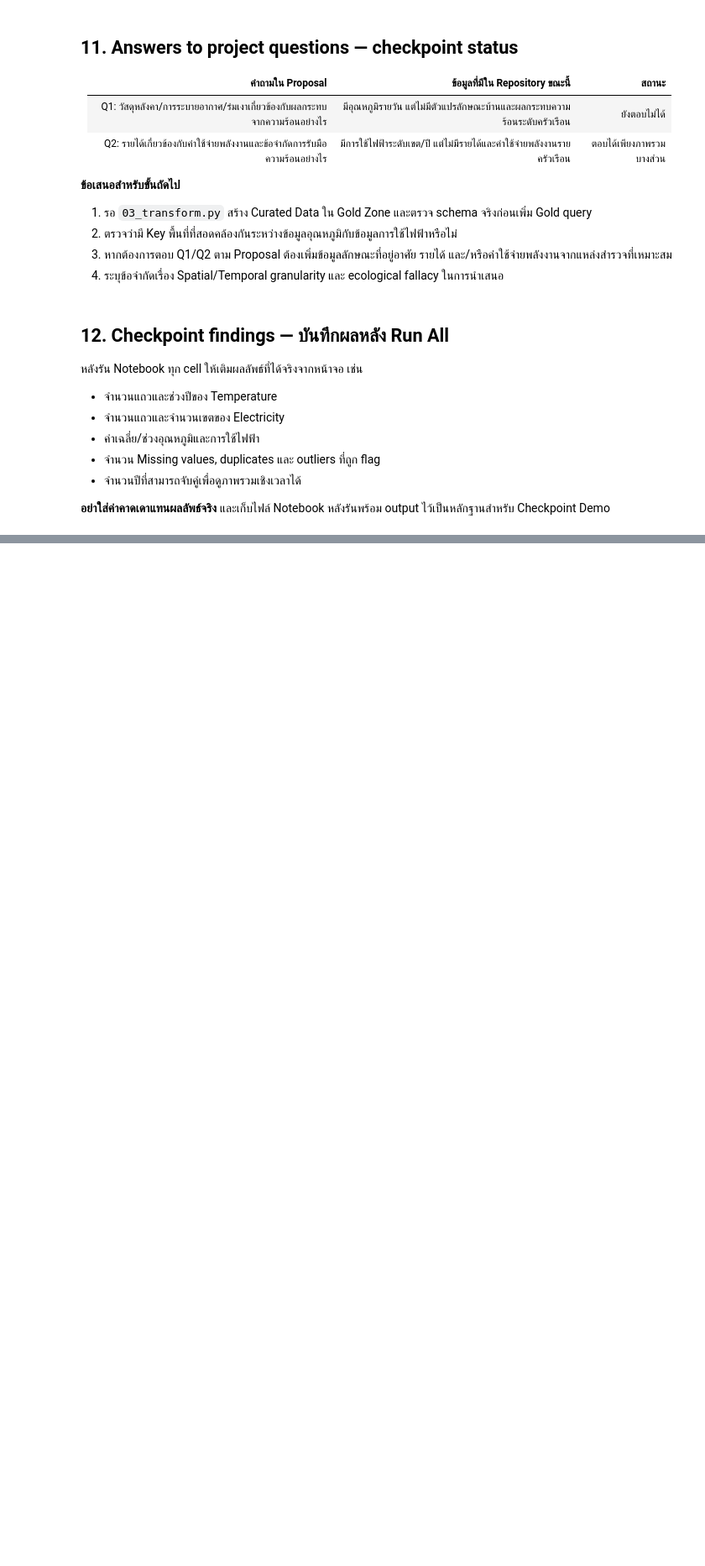
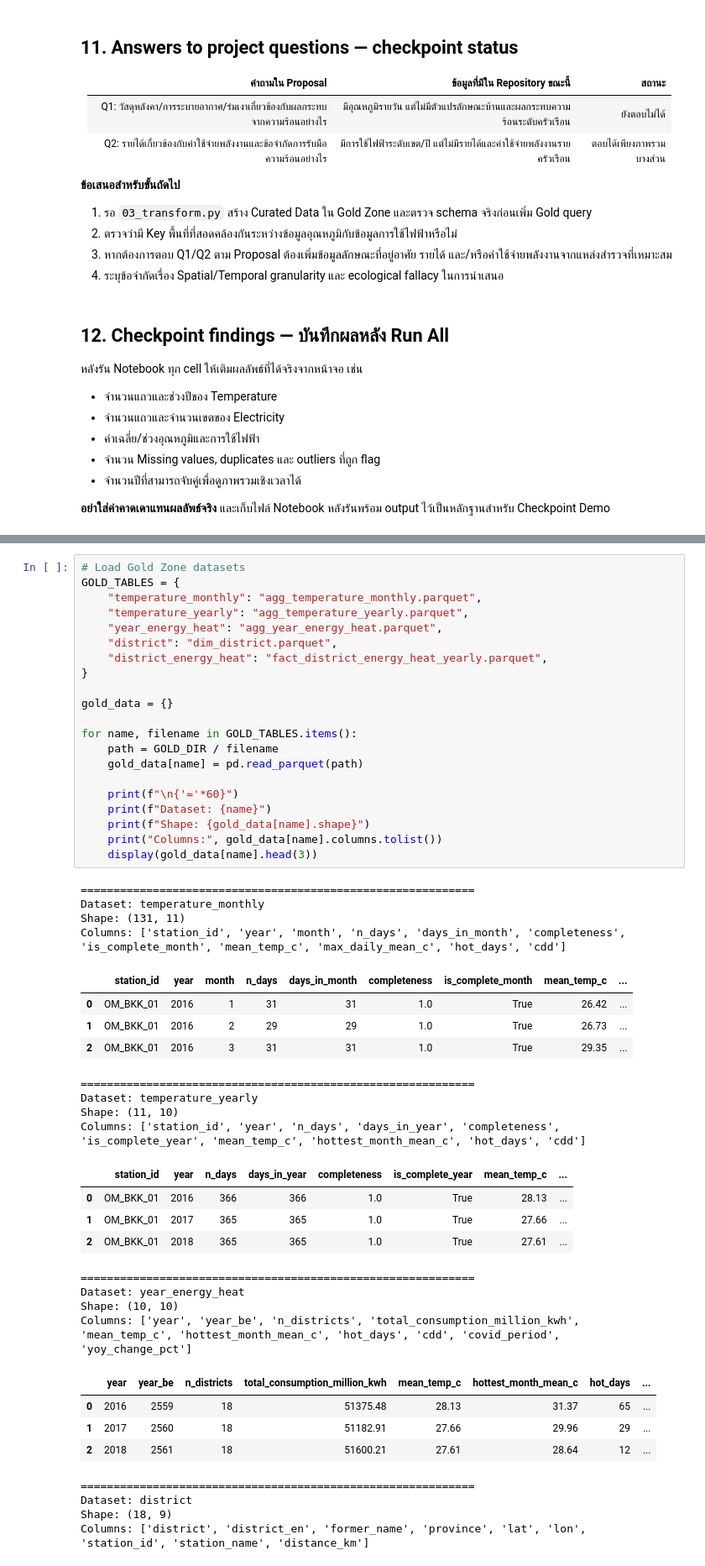
Before and after one commit to chaloemwong109-lab/urban-heat-energy-burden, a Jupyter notebook: notebooks/eda_checkpoint.ipynb, the cells around one changed output, grey strips where cells are left out. Shown at 84% size. Cells and saved outputs as stored; diff of their text form; blank space fills up the shorter version.

```diff
--- a/notebooks/eda_checkpoint.ipynb
+++ b/notebooks/eda_checkpoint.ipynb
@@ -521,0 +526,50 @@ Electricity by year and district (DuckDB)
+# %%
+# Load Gold Zone datasets
+GOLD_TABLES = {
+    "temperature_monthly": "agg_temperature_monthly.parquet",
+    "temperature_yearly": "agg_temperature_yearly.parquet",
+    "year_energy_heat": "agg_year_energy_heat.parquet",
+    "district": "dim_district.parquet",
+    "district_energy_heat": "fact_district_energy_heat_yearly.parquet",
+}
+
+gold_data = {}
+
+for name, filename in GOLD_TABLES.items():
+    path = GOLD_DIR / filename
+    gold_data[name] = pd.read_parquet(path)
+
+    print(f"\n{'='*60}")
+    print(f"Dataset: {name}")
+    print(f"Shape: {gold_data[name].shape}")
+    print("Columns:", gold_data[name].columns.tolist())
+    display(gold_data[name].head(3))
+# %% [output]
+============================================================
+Dataset: temperature_monthly
+Shape: (131, 11)
+Columns: ['station_id', 'year', 'month', 'n_days', 'days_in_month', 'completeness', 'is_complete_month', 'mean_temp_c', 'max_daily_mean_c', 'hot_days', 'cdd']
+|  | station_id | year | month | n_days | days_in_month | completeness | is_complete_month | mean_temp_c | ... |
+| 0 | OM_BKK_01 | 2016 | 1 | 31 | 31 | 1.0 | True | 26.42 | ... |
+| 1 | OM_BKK_01 | 2016 | 2 | 29 | 29 | 1.0 | True | 26.73 | ... |
+| 2 | OM_BKK_01 | 2016 | 3 | 31 | 31 | 1.0 | True | 29.35 | ... |
+============================================================
+Dataset: temperature_yearly
+Shape: (11, 10)
+Columns: ['station_id', 'year', 'n_days', 'days_in_year', 'completeness', 'is_complete_year', 'mean_temp_c', 'hottest_month_mean_c', 'hot_days', 'cdd']
+|  | station_id | year | n_days | days_in_year | completeness | is_complete_year | mean_temp_c | ... |
+| 0 | OM_BKK_01 | 2016 | 366 | 366 | 1.0 | True | 28.13 | ... |
+| 1 | OM_BKK_01 | 2017 | 365 | 365 | 1.0 | True | 27.66 | ... |
+| 2 | OM_BKK_01 | 2018 | 365 | 365 | 1.0 | True | 27.61 | ... |
+============================================================
+Dataset: year_energy_heat
+Shape: (10, 10)
+Columns: ['year', 'year_be', 'n_districts', 'total_consumption_million_kwh', 'mean_temp_c', 'hottest_month_mean_c', 'hot_days', 'cdd', 'covid_period', 'yoy_change_pct']
+|  | year | year_be | n_districts | total_consumption_million_kwh | mean_temp_c | hottest_month_mean_c | hot_days | ... |
+| 0 | 2016 | 2559 | 18 | 51375.48 | 28.13 | 31.37 | 65 | ... |
+| 1 | 2017 | 2560 | 18 | 51182.91 | 27.66 | 29.96 | 29 | ... |
+| 2 | 2018 | 2561 | 18 | 51600.21 | 27.61 | 28.64 | 12 | ... |
+============================================================
+Dataset: district
+Shape: (18, 9)
+Columns: ['district', 'district_en', 'former_name', 'province', 'lat', 'lon', 'station_id', 'station_name', 'distance_km']
```
Also changed, not shown: parts of 8 cells of this notebook.
